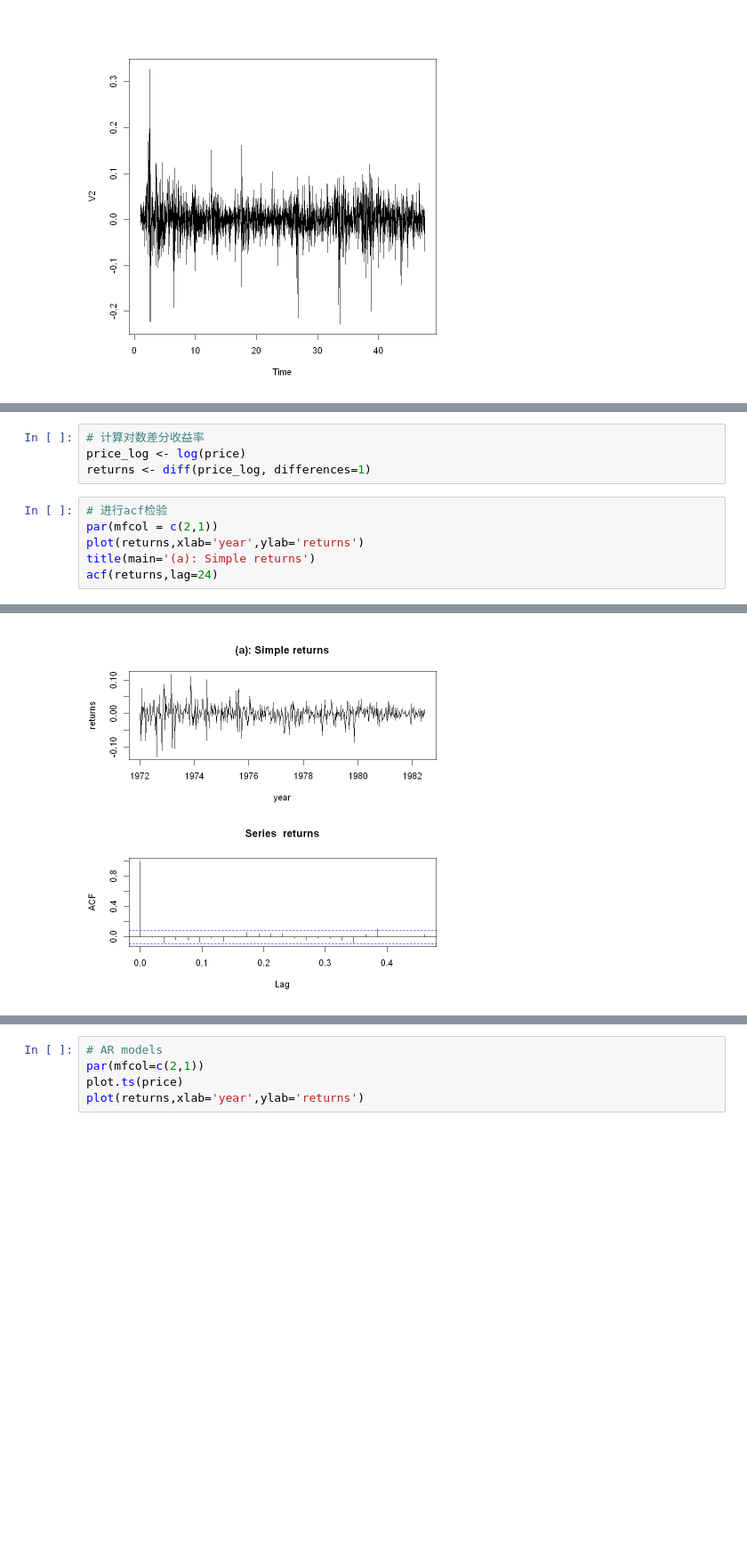
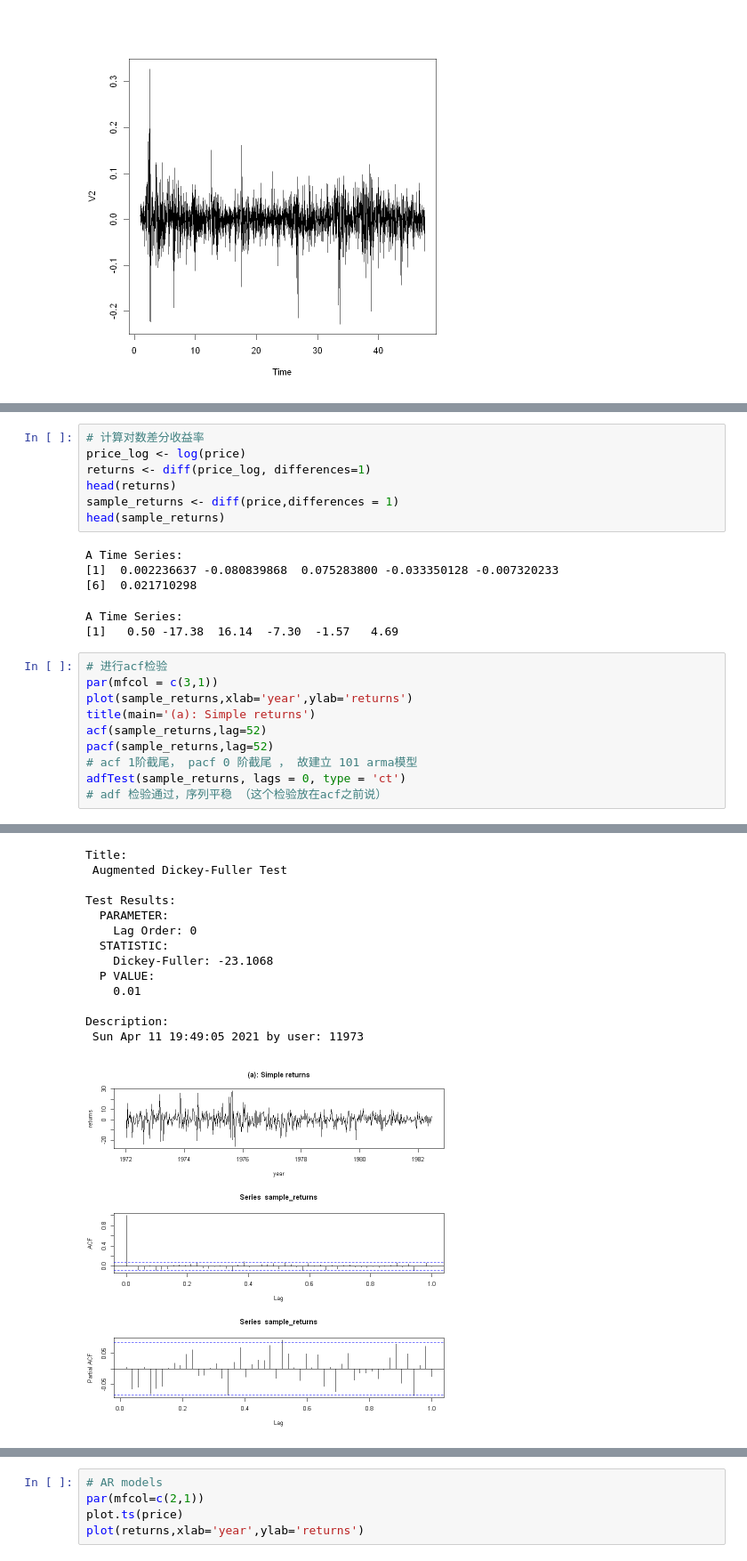
Before and after one commit to HoBeedzc/FDM-Project-2021, a Jupyter notebook: notebook/homework1.ipynb, the cells around one changed output, grey strips where cells are left out. Shown: that part at 89% size. Cells and saved outputs as stored; diff of their text form; blank space fills up the shorter version.

```diff
--- a/notebook/homework1.ipynb
+++ b/notebook/homework1.ipynb
@@ -74,10 +117,23 @@ A Time Series:
 # 计算对数差分收益率
 price_log <- log(price)
 returns <- diff(price_log, differences=1)
+head(returns)
+sample_returns <- diff(price,differences = 1)
+head(sample_returns)
+# %% [output]
+A Time Series:
+[1]  0.002236637 -0.080839868  0.075283800 -0.033350128 -0.007320233
+[6]  0.021710298
+A Time Series:
+[1]   0.50 -17.38  16.14  -7.30  -1.57   4.69
 # %%
 # 进行acf检验
-par(mfcol = c(2,1))
-plot(returns,xlab='year',ylab='returns')
+par(mfcol = c(3,1))
+plot(sample_returns,xlab='year',ylab='returns')
 title(main='(a): Simple returns')
-acf(returns,lag=24)
+acf(sample_returns,lag=52)
+pacf(sample_returns,lag=52)
+# acf 1阶截尾， pacf 0 阶截尾 ， 故建立 101 arma模型
+adfTest(sample_returns, lags = 0, type = 'ct')
+# adf 检验通过，序列平稳 （这个检验放在acf之前说）
 # %% [output]
@@ -84,2 +142,15 @@ acf(returns,lag=24)
+Title:
+ Augmented Dickey-Fuller Test
+
+Test Results:
+  PARAMETER:
+    Lag Order: 0
+  STATISTIC:
+    Dickey-Fuller: -23.1068
+  P VALUE:
+    0.01
+
+Description:
+ Sun Apr 11 19:49:05 2021 by user: 11973
-[figure, old version]
+[figure, new version]
 # %%
```
Also changed, not shown: parts of 25 cells of this notebook.
